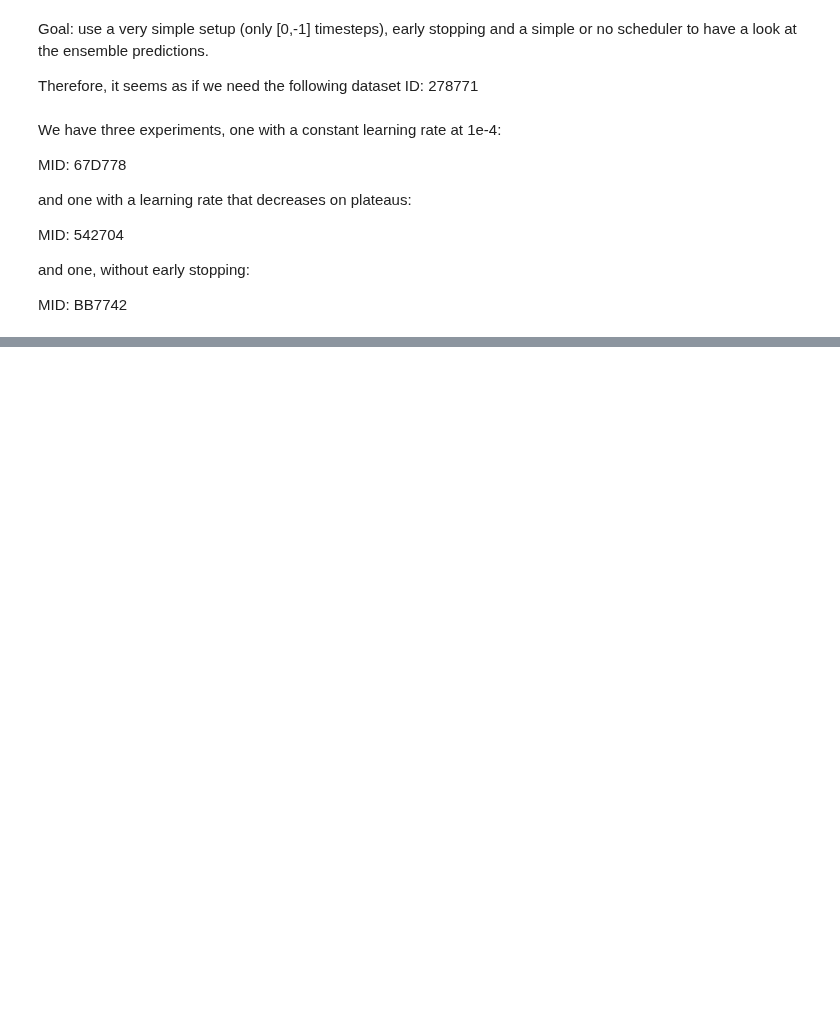
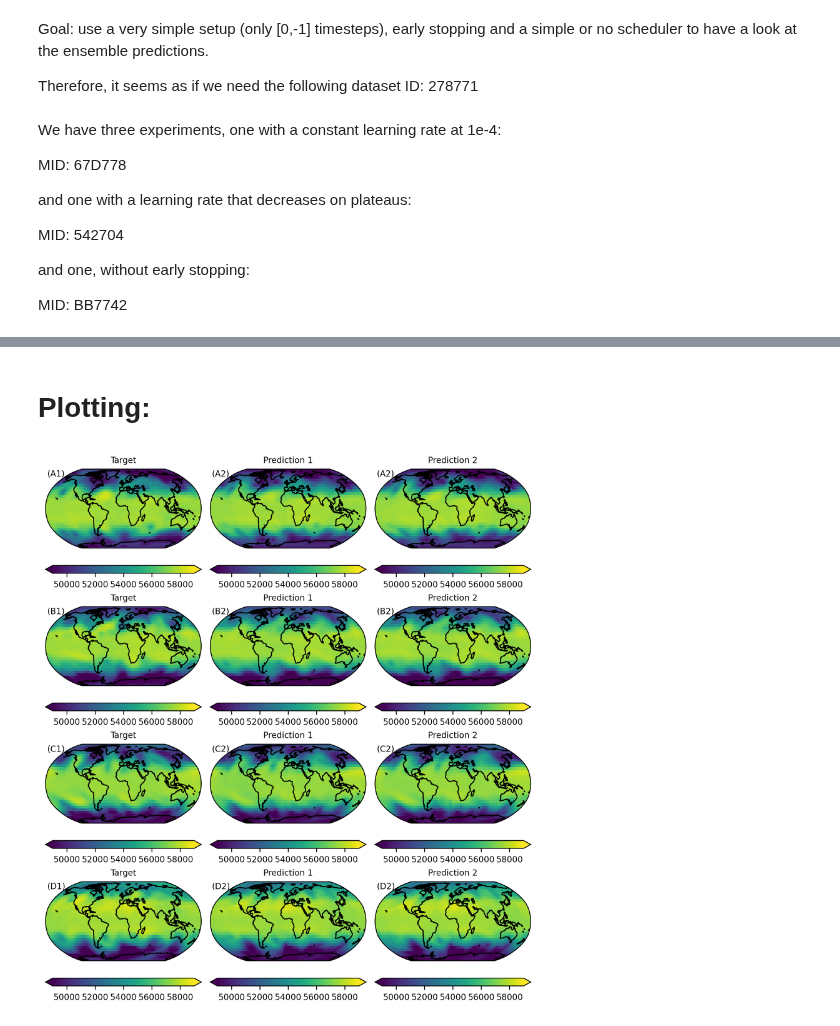
Before and after one commit to ECMWFCode4Earth/diffusion-models-for-weather-prediction, a Jupyter notebook: nb_experiment_ensemble_prediction.ipynb, the cells around one changed output, grey strips where cells are left out. Cells and saved outputs as stored; diff of their text form; code cells hidden in the pictures; blank space fills up the shorter version.

Commit message:
ensemble prediction working with new dimension for ensemble

```diff
--- a/nb_experiment_ensemble_prediction.ipynb
+++ b/nb_experiment_ensemble_prediction.ipynb
@@ -84,0 +102,14 @@ NameError: name 'predictions_3' is not defined
+# %%
+timesteps = np.random.choice(np.arange(len(predictions_3["init_time"])), size=(4,))
+n_images = 4
+# %%
+# usually this would go on top of the notebook:
+plt.rcParams.update({'font.size': 8})  # sets font size for all cells
+plt.rcParams['figure.dpi'] = 300  # sets dpi for all cells
+
+alphabet_letters = np.array(list(map(chr, range(65, 91))))  # used for labelling subplots
+textwidth = 170  # 144  # in mm
+mm_to_inch = 0.0393701
+textwidth = textwidth * mm_to_inch # textwidth in inches
+# %% [markdown]
+# Plotting:
@@ -84,0 +139,37 @@ NameError: name 'predictions_3' is not defined
+# %%
+n_rows = n_images
+n_cols = 3
+
+figure_width = textwidth
+# calculate height from number of rows, cols and aspect ratio (+ do some fine tuning)
+figure_height = textwidth * (n_rows / n_cols) / config["ASPECT_RATIO"]
+
+fig = plt.figure(figsize = [figure_width, figure_height])
+gs = gridspec.GridSpec(n_rows, n_cols, figure=fig, width_ratios=[1,1,1])
+
+for i, i_t in enumerate(timesteps):
+    ax = fig.add_subplot(gs[i, 0], projection=config["PROJECTION"])
+    # plot the map:
+    plot_map(ax, data=targets_3.isel({"init_time":i_t, "lead_time":0, "ensemble_member":0})[list(targets_3.keys())], plotting_config=config, title="Target")
+    # add a lael to the panel of the plot:
+    add_label_to_axes(ax, "({}1)".format(alphabet_letters[i]))
+
+    ax = fig.add_subplot(gs[i, 1], projection=config["PROJECTION"])
+    # plot the map:
+    plot_map(ax, data=predictions_3.isel({"init_time":i_t, "lead_time":0, "ensemble_member": 0})[list(predictions_3.keys())], plotting_config=config, title="Prediction 1")
+    # add a lael to the panel of the plot:
+    add_label_to_axes(ax, "({}2)".format(alphabet_letters[i]))
+
+    ax = fig.add_subplot(gs[i, 2], projection=config["PROJECTION"])
+    # plot the map:
+    plot_map(ax, data=predictions_3.isel({"init_time":i_t, "lead_time":0, "ensemble_member": 1})[list(predictions_3.keys())], plotting_config=config, title="Prediction 2")
+    # add a lael to the panel of the plot:
+    add_label_to_axes(ax, "({}2)".format(alphabet_letters[i]))
+
+
+fig.canvas.draw()
+fig.tight_layout()
+
+plt.show()
+# %% [output]
+[figure, added]
```
Also changed, not shown: parts of 6 cells of this notebook, 3 other files.
